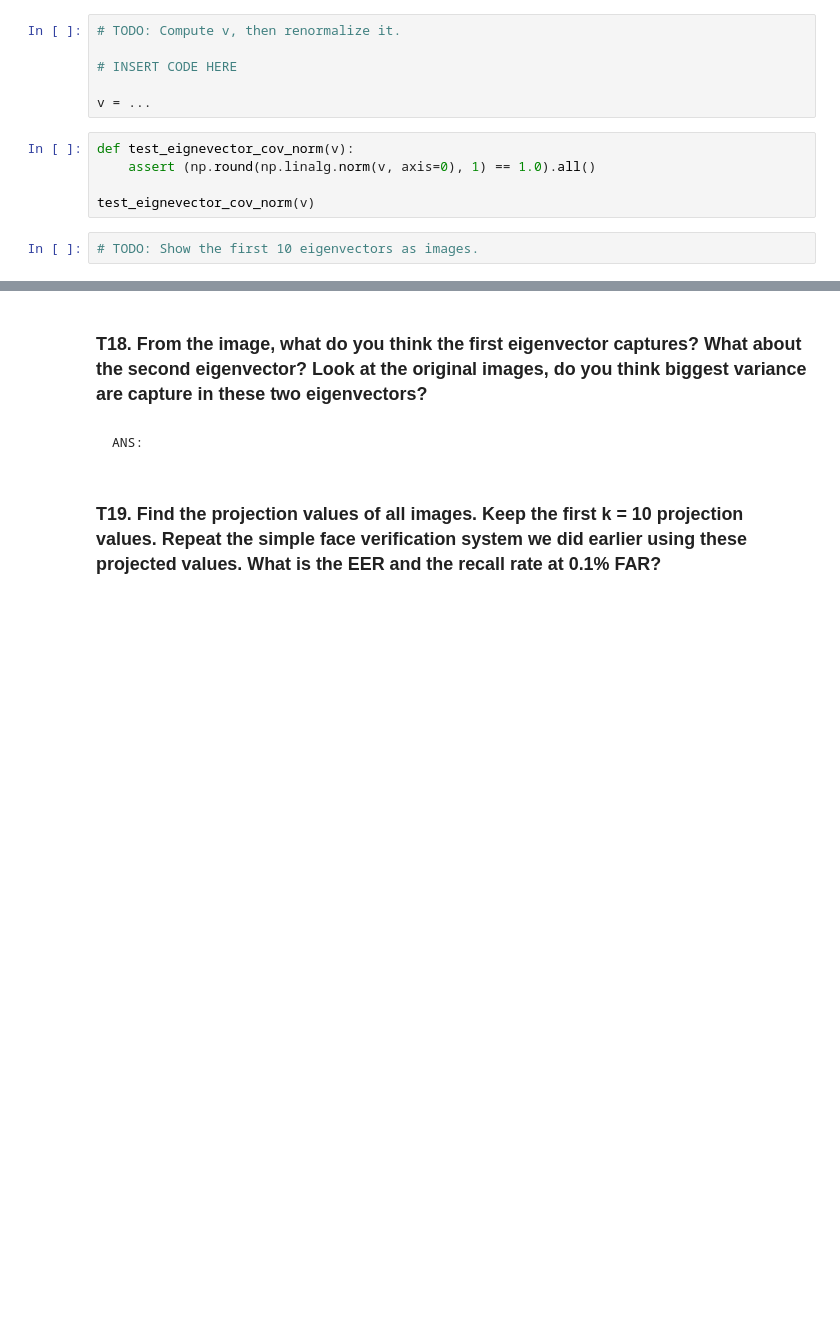
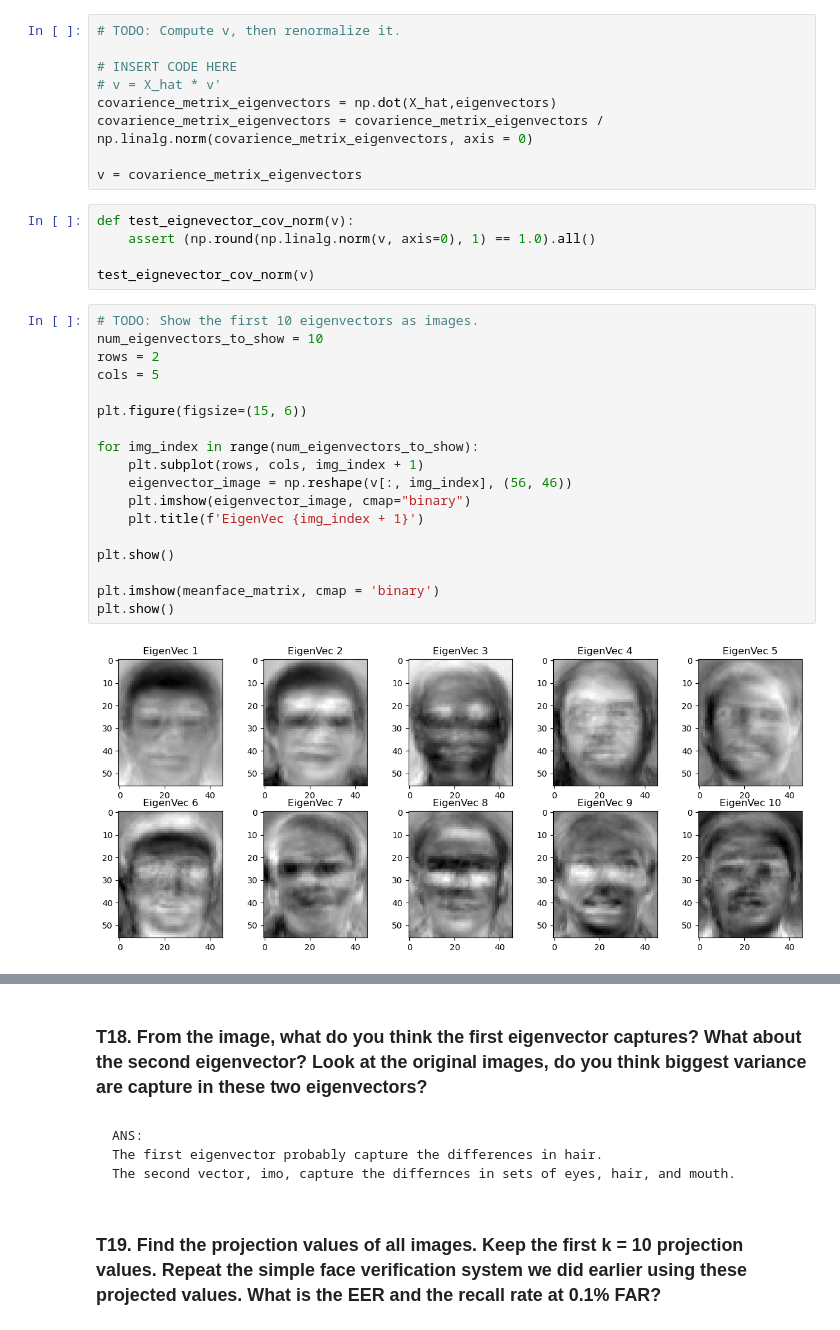
Before and after one commit to JeansAthiwat/Pattern_2024, a Jupyter notebook: HW/HW03/HW3_Fisherfaces(student).ipynb, the cells around one changed output, grey strips where cells are left out. Drawn from its saved outputs; the diff is of its cells as text; blank space fills up the shorter version.

```diff
--- a/HW/HW03/HW3_Fisherfaces(student).ipynb
+++ b/HW/HW03/HW3_Fisherfaces(student).ipynb
@@ -790,12 +834,33 @@ NameError: name 'eigenvalues' is not defined
 # TODO: Compute v, then renormalize it.
 
 # INSERT CODE HERE
+# v = X_hat * v'
+covarience_metrix_eigenvectors = np.dot(X_hat,eigenvectors)
+covarience_metrix_eigenvectors = covarience_metrix_eigenvectors / np.linalg.norm(covarience_metrix_eigenvectors, axis = 0)
 
-v = ...
+v = covarience_metrix_eigenvectors
 # %%
 def test_eignevector_cov_norm(v):
     assert (np.round(np.linalg.norm(v, axis=0), 1) == 1.0).all()
 
 test_eignevector_cov_norm(v)
-# %%
-# TODO: Show the first 10 eigenvectors as images.
+# %%
+# TODO: Show the first 10 eigenvectors as images.
+num_eigenvectors_to_show = 10
+rows = 2
+cols = 5
+
+plt.figure(figsize=(15, 6))
+
+for img_index in range(num_eigenvectors_to_show):
+    plt.subplot(rows, cols, img_index + 1)
+    eigenvector_image = np.reshape(v[:, img_index], (56, 46))
+    plt.imshow(eigenvector_image, cmap="binary")
+    plt.title(f'EigenVec {img_index + 1}')
+
+plt.show()
+
+plt.imshow(meanface_matrix, cmap = 'binary')
+plt.show()
+# %% [output]
+[figure, added]
@@ -802,7 +868,9 @@ test_eignevector_cov_norm(v)
 # %% [markdown]
 ### T18. From the image, what do you think the first eigenvector captures? What about the second eigenvector? Look at the original images, do you think biggest variance are capture in these two eigenvectors?
-# %% [markdown]
-    ANS:
+# %% [markdown]
+    ANS:
+    The first eigenvector probably capture the differences in hair.
+    The second vector, imo, capture the differnces in sets of eyes, hair, and mouth.
 # %% [markdown]
 ### T19. Find the projection values of all images. Keep the first k = 10 projection values. Repeat the simple face verification system we did earlier using these projected values. What is the EER and the recall rate at 0.1% FAR?
 # %%
```
Also changed, not shown: parts of 16 cells of this notebook.
